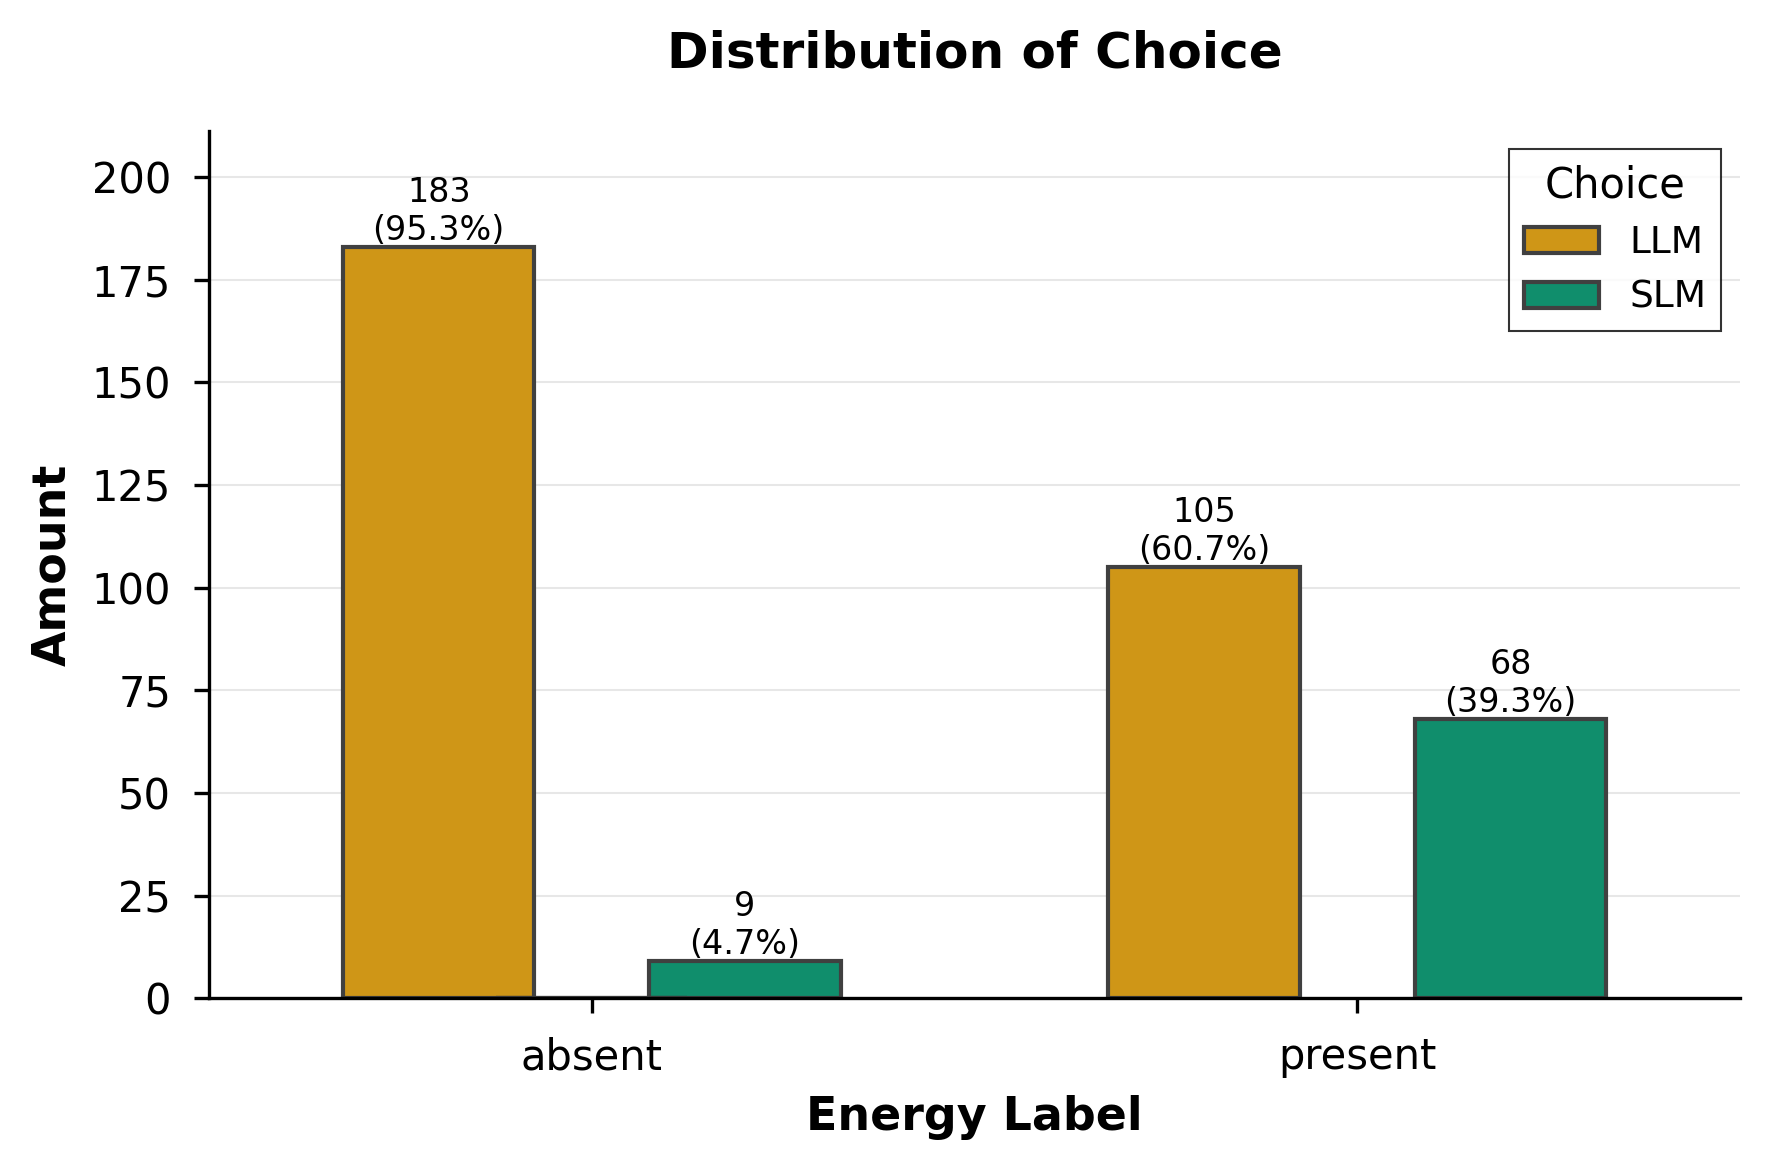
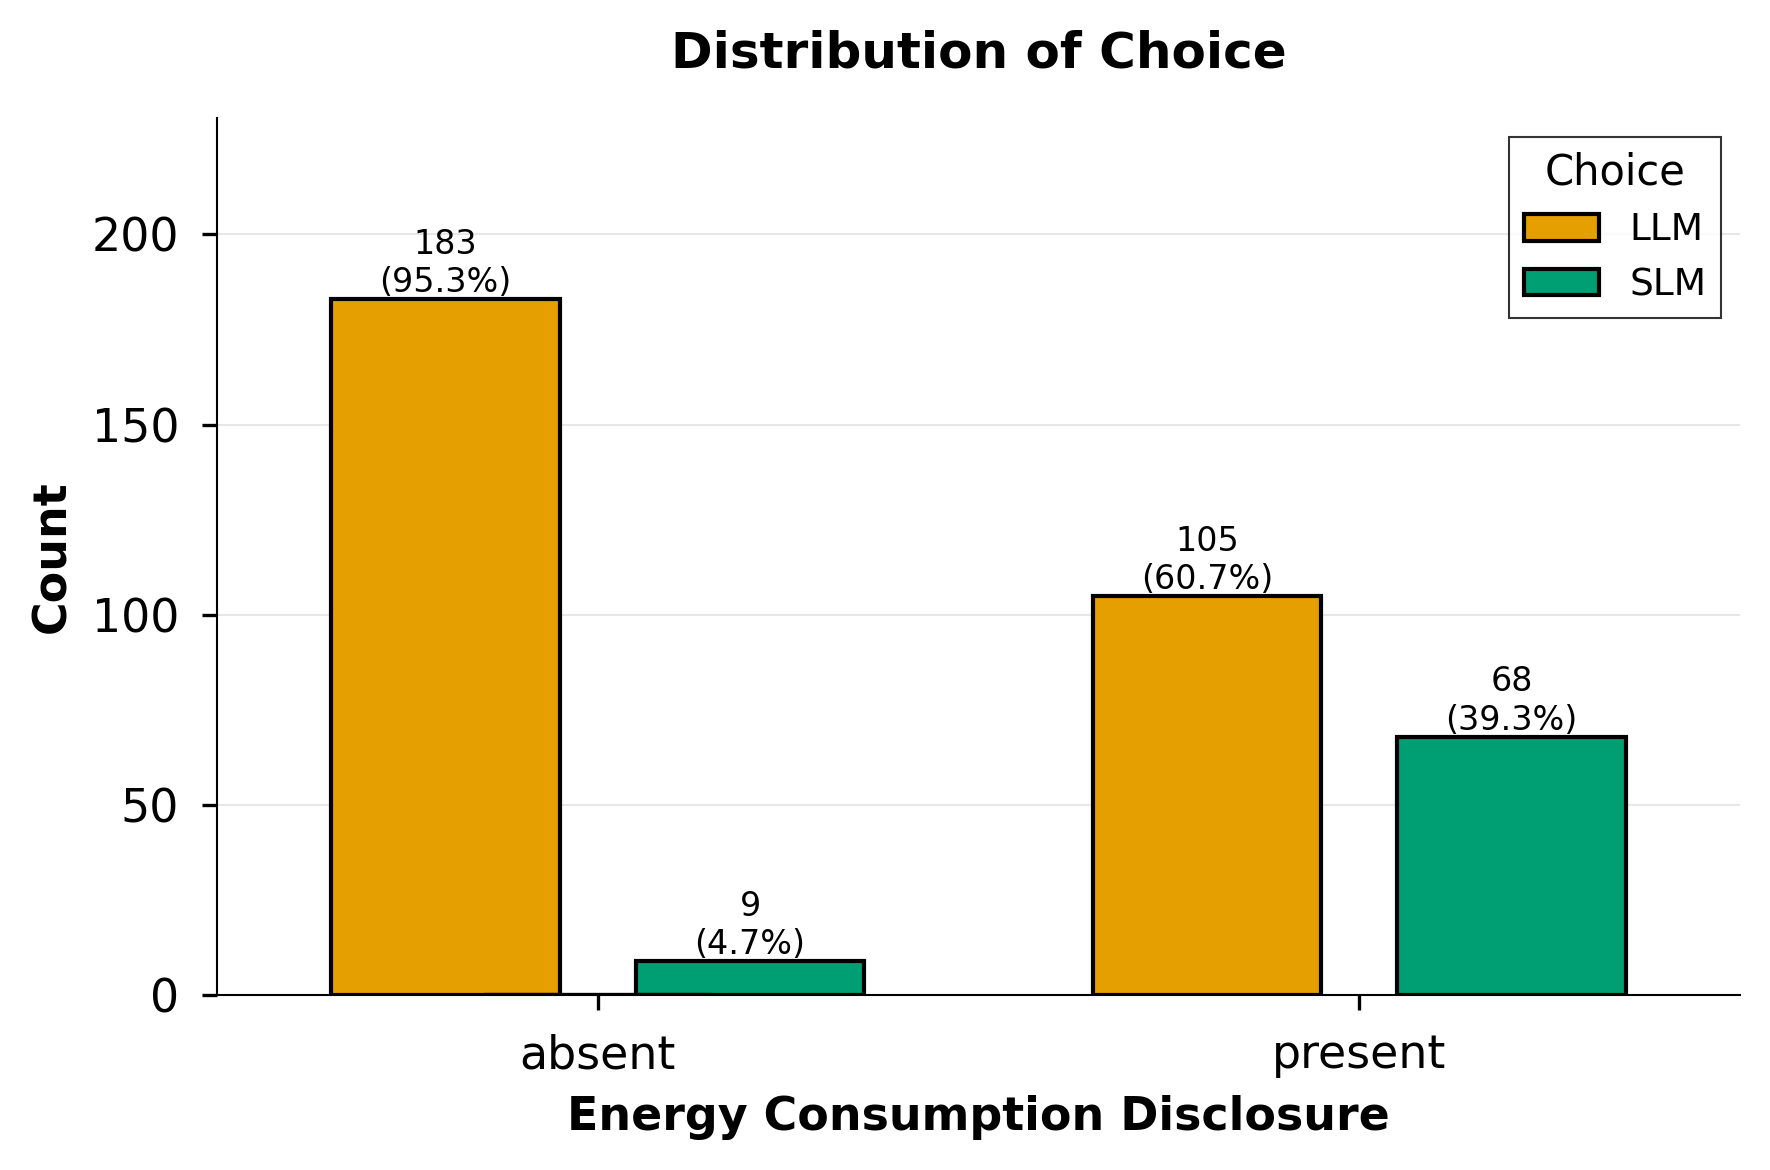
Code edit (unified diff) that turned the first committed figure into the second:
--- before
+++ after
@@ -1,4 +1,6 @@
 import seaborn as sns
 import matplotlib.pyplot as plt
+import matplotlib as mpl
+
 plt.style.use("seaborn-v0_8-paper")
 sns.set_palette("colorblind")
@@ -19,9 +21,9 @@
     ax=ax,
     palette=plot_palette,
-    saturation=0.8,
-    edgecolor="#404040",
+    saturation=1,
+    edgecolor="#000000",
     linewidth=1,
 )
-bar_width = 0.25  
+bar_width = 0.3  
 for patch in ax.patches:
     current_x = patch.get_x()
@@ -30,8 +32,8 @@
     patch.set_x(center - bar_width / 2)
     patch.set_width(bar_width)
-ax.set_title("Distribution of Choice", fontsize=12, fontweight="bold", pad=15)
-ax.set_ylabel("Amount", fontsize=11, fontweight="bold")
-ax.set_xlabel("Energy Label", fontsize=11, fontweight="bold") 
-ax.tick_params(axis="both", which="major", labelsize=10)
+ax.set_title("Distribution of Choice", fontsize=12, fontweight="bold", pad=12)
+ax.set_ylabel("Count", fontsize=11, fontweight="bold")
+ax.set_xlabel("Energy Consumption Disclosure", fontsize=11, fontweight="bold") 
+ax.tick_params(axis="both", which="major", labelsize=11)
 ax.tick_params(axis="x", rotation=0)
 legend = ax.legend(
@@ -63,7 +65,7 @@
 ax.spines["top"].set_visible(False)
 ax.spines["right"].set_visible(False)
-ax.spines["left"].set_linewidth(0.8)
-ax.spines["bottom"].set_linewidth(0.8)
-ax.set_ylim(0, ax.get_ylim()[1] * 1.1)
+ax.spines["left"].set_linewidth(0.5)
+ax.spines["bottom"].set_linewidth(0.5)
+ax.set_ylim(0, ax.get_ylim()[1] * 1.2)
 ax.grid(axis="y", alpha=0.3, linestyle="-", linewidth=0.5)
 ax.set_axisbelow(True)

Commit: // JAIS plot